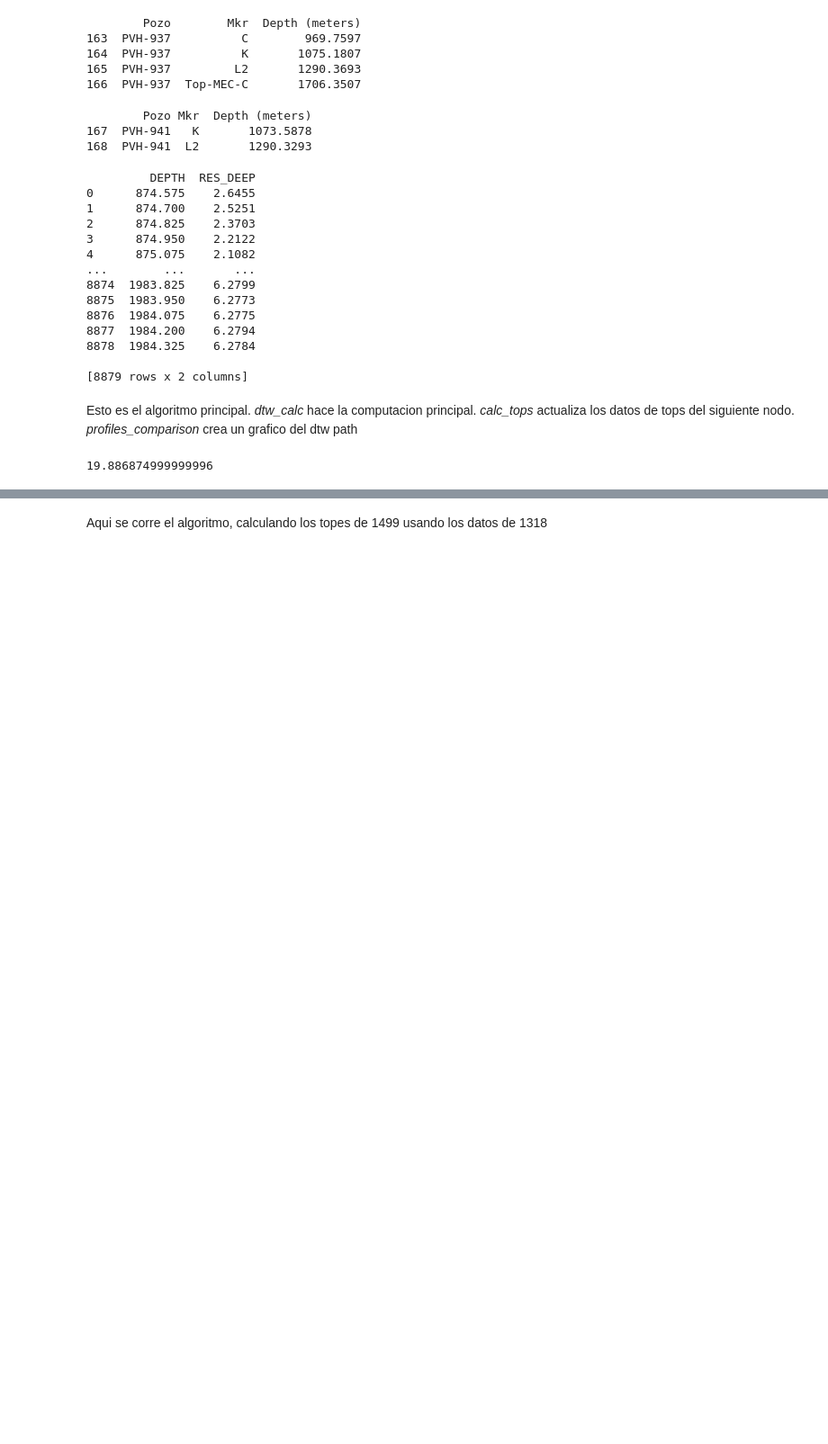
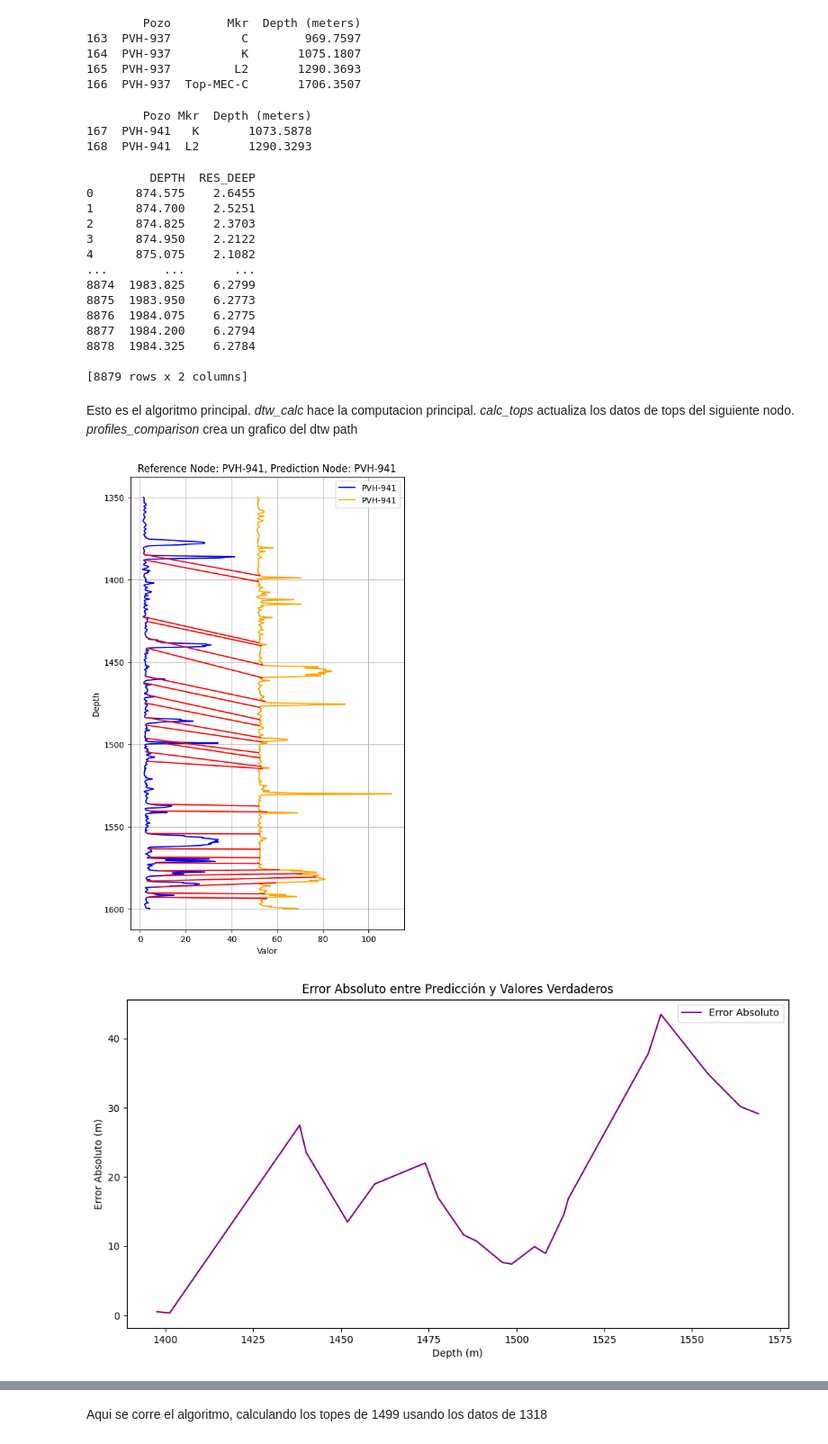
Before and after one commit to scast3/dtw_tool, a Jupyter notebook: more_nodes.ipynb, the cells around one changed output, grey strips where cells are left out. Shown at 90% size. Saved outputs shown, nothing was run; the diff lists cells and outputs as text; code cells hidden in the pictures; blank space fills up the shorter version.

```diff
--- a/more_nodes.ipynb
+++ b/more_nodes.ipynb
@@ -326,11 +326,14 @@ def windows_test(G, node_name1, node_name2, start1, end1, start2, end2, show_plo
     data1 = G.nodes[node_name1]["data"].copy()
     data2 = G.nodes[node_name2]["data"].copy()
     tops1 = G.nodes[node_name1]["known_tops"].copy()
+    tops2 = G.nodes[node_name2]["known_tops"].copy() # this is only used to verify
 
 
     f_data1 = data1[(data1["DEPTH"]>=start1) & (data1["DEPTH"]<=end1)].copy()
     f_data2 = data2[(data2["DEPTH"]>=start2) & (data2["DEPTH"]<=end2)].copy()
-    f_tops1 = tops1[(tops1["Ref"]>=start1) & (tops1["Ref"]<=end1)].reset_index().copy() # make sure that resetting index didn't mess up the algoritm
+    f_tops1 = tops1[(tops1["Ref"]>=start1) & (tops1["Ref"]<=end1)].reset_index().copy()
+    f_tops2 = tops2[(tops2["Ref"]>=start2) & (tops2["Ref"]<=end2)].reset_index().copy() # make sure that resetting index didn't mess up the algoritm
+
 
     capas = f_tops1["Capa"]
 
@@ -340,7 +343,7 @@ def windows_test(G, node_name1, node_name2, start1, end1, start2, end2, show_plo
 
 
     error_df = result[result["Capa"].isin(capas)].reset_index()
-    error_df["real ref"] = f_tops1["Ref"]
+    error_df["real ref"] = f_tops2["Ref"]
 
     error_df["abs error"] = np.abs(error_df['Ref'] - error_df['real ref'])
 
@@ -374,7 +377,7 @@ def windows_test(G, node_name1, node_name2, start1, end1, start2, end2, show_plo
 
     return mae, mse
 # %%
-mae, mse = windows_test(G, "PVH-937", "PVH-941", 1200, 1400, 1100, 1500, show_plots=False)
-print(mae)
+mae, mse = windows_test(G, "PVH-937", "PVH-941", 1350, 1600, 1350, 1600, show_plots=True)
 # %% [output]
-19.886874999999996
+[figure, added]
+[figure, added]
```
Also changed, not shown: parts of 5 cells of this notebook.
